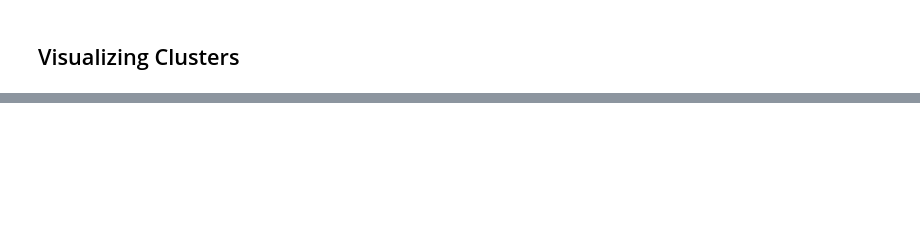
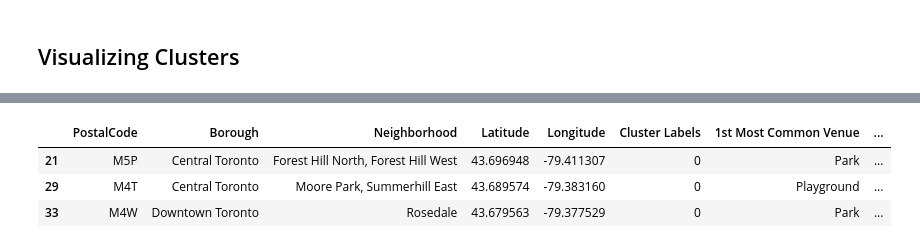
Before and after one commit to svsraju/Best-Location-to-Choose, a Jupyter notebook: Coursera_capstone.ipynb, the cells around one changed output, grey strips where cells are left out. Drawn from its saved outputs; the diff is of its cells as text; code cells hidden in the pictures; blank space fills up the shorter version.

```diff
--- a/Coursera_capstone.ipynb
+++ b/Coursera_capstone.ipynb
@@ -665,0 +690,7 @@ SyntaxError: invalid syntax (<ipython-input-114-2dc051c3986c>, line 1)
+# %%
+toronto_merged.loc[toronto_merged['Cluster Labels'] == 0]
+# %% [output]
+|  | PostalCode | Borough | Neighborhood | Latitude | Longitude | Cluster Labels | 1st Most Common Venue | ... |
+| 21 | M5P | Central Toronto | Forest Hill North, Forest Hill West | 43.696948 | -79.411307 | 0 | Park | ... |
+| 29 | M4T | Central Toronto | Moore Park, Summerhill East | 43.689574 | -79.383160 | 0 | Playground | ... |
+| 33 | M4W | Downtown Toronto | Rosedale | 43.679563 | -79.377529 | 0 | Park | ... |
```
Also changed, not shown: parts of 14 cells of this notebook.
